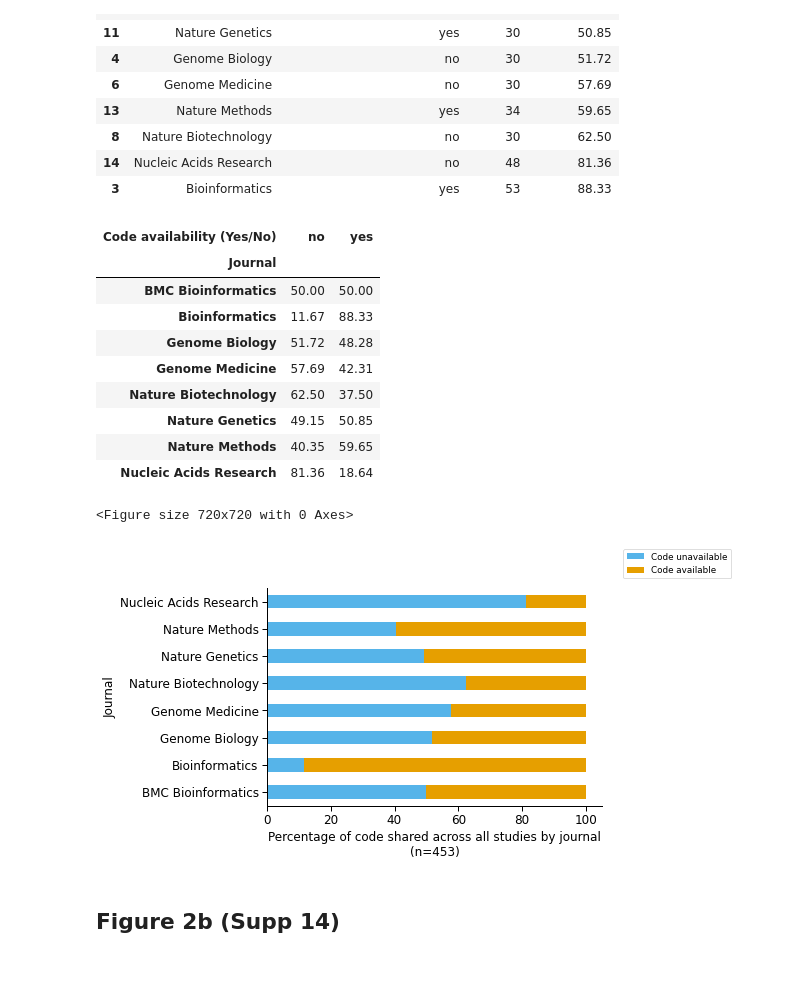
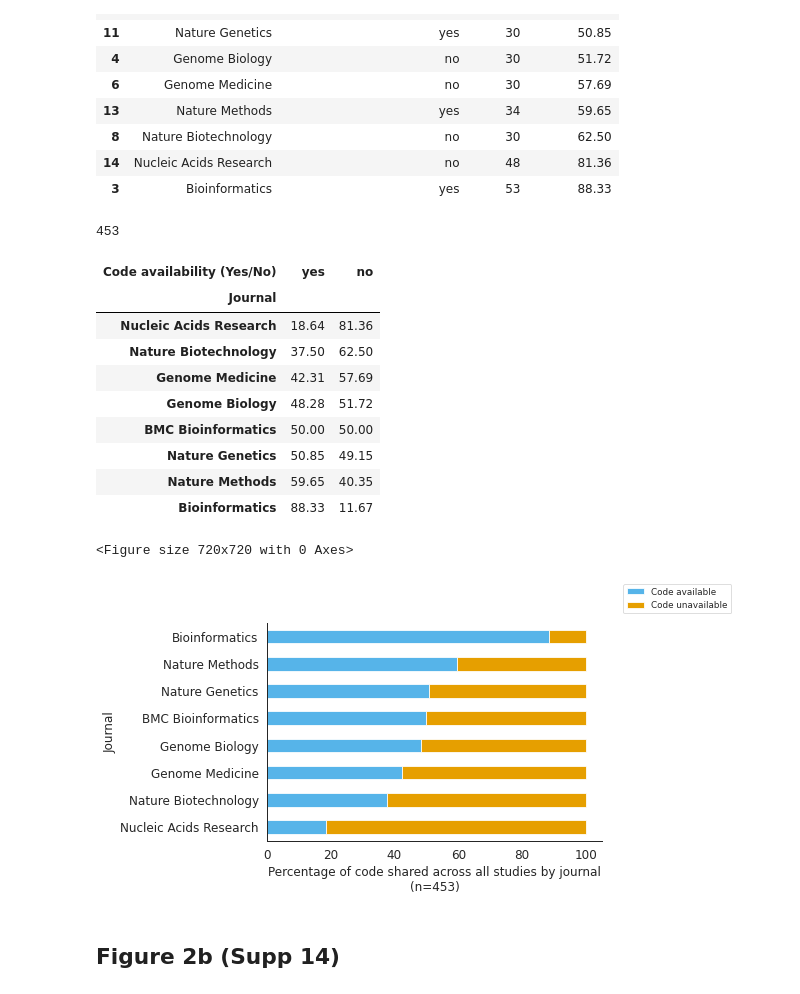
Before and after one commit to Mangul-Lab-USC/code-availability, a Jupyter notebook: notebooks/Figures.ipynb, the cells around one changed output. Cells and saved outputs as stored; diff of their text form; code cells hidden in the pictures.

```diff
--- a/notebooks/Figures.ipynb
+++ b/notebooks/Figures.ipynb
@@ -360,13 +360,12 @@ plt.show()
 # %% [markdown]
 # Multipanel Figure 1
 # %%
-
 sns.set_style("white")
 sns.set_context("paper")
 #sns.color_palette("pastel")
 rcParams['font.family'] = 'sans-serif'
 #sns.set(font_scale=1)
-fontsize=22
+fontsize=28
 #plt.rcParams.update({'font.size': fontsize})
 fig, ax = plt.subplots(3, 2,figsize=(40 ,40))
 
@@ -384,14 +383,14 @@ df_code_avail=df_code_avail.rename(columns={"index":"Code availability (Yes/No)"
 
 #add percentage column
 df_code_avail['Percentage'] = (df_code_avail['Counts']/df_code_avail['Counts'].sum()) * 100
-df_code_avail['Percentage']=df_code_avail['Percentage'].round(2)
+df_code_avail['Percentage']=df_code_avail['Percentage'].round(1)
 
 df_code_avail_statement=pd.DataFrame({'Counts': df['Code availability statement (Yes/No)'].value_counts()}).reset_index()
 df_code_avail_statement=df_code_avail_statement.rename(columns={"index":"Code availability (Yes/No)"})
 
 #add percentage column
 df_code_avail_statement['Percentage'] = (df_code_avail_statement['Counts']/df_code_avail_statement['Counts'].sum()) * 100
-df_code_avail_statement['Percentage']=df_code_avail_statement['Percentage'].round(2)
+df_code_avail_statement['Percentage']=df_code_avail_statement['Percentage'].round(1)
 
 #create dataframe for counts data of data availability and code availability
 df_temp=pd.DataFrame({'Counts': df.groupby(['Code availability statement (Yes/No)','Code availability (Yes/No)',]).size()}).reset_index()
@@ -438,7 +437,7 @@ df_temp=df_temp.rename(columns={"no":"Code unavailable","yes":"Code available"})
 chi2, p, dof, expected = chi2_contingency(df_temp)
 colors = ['#0072B2','#D55E00']
 df_temp.plot(kind='bar', stacked=True, color=['#E69F00', '#56B4E9'], ax=ax[1,0], rot=0)
-ax[1,0].legend(loc='best', bbox_to_anchor=(1.1, 1),fontsize=fontsize)
+ax[1,0].legend(loc='best', bbox_to_anchor=(0.75, 1),fontsize=fontsize)
 ax[1,0].set_xlabel("Type of analysis",fontsize=fontsize)
 ax[1,0].set_ylabel("Number of manucripts (n=453)",fontsize=fontsize)
 ax[1,0].tick_params(axis='both', labelsize=fontsize)
@@ -446,7 +445,7 @@ ax[1,0].tick_params(axis='both', labelsize=fontsize)
 # statistical annotation
 x1, x2 = 0, 1   # columns 'Sat' and 'Sun' (first column: 0, see plt.xticks())
 ax[1,0].plot([x1, x1, x2, x2], [y, y+h, y+h, y], lw=1.5, c=col)
-ax[1,0].text((x1+x2)*.5, y+h, r"$p = {0:s}$".format(as_si(p,2)), ha='center', va='bottom', color=col, fontsize=fontsize)
+ax[1,0].text((x1+x2)*.5, y+h, r"$p = {0:s}$".format(as_si(p,1)), ha='center', va='bottom', color=col, fontsize=fontsize)
 
 #fig 1d
 #create dataframe for counts data of code availability
@@ -472,10 +471,10 @@ df_temp.plot(kind='bar', stacked=True, color=['#E69F00', '#56B4E9'],ax=ax[1,1],r
 y, h, col = 270, 10, 'k'
 x1, x2 = 0, 1  # columns  (first column: 0, see plt.xticks())
 ax[1,1].plot([x1, x1, x2, x2], [y, y+h, y+h, y], lw=1.5, c=col)
-ax[1,1].text((x1+x2)*.5, y+h, r"$p = {0:s}$".format(as_si(p,2)), ha='center', va='bottom', color=col, fontsize=fontsize)
+ax[1,1].text((x1+x2)*.5, y+h, r"$p = {0:s}$".format(as_si(p,1)), ha='center', va='bottom', color=col, fontsize=fontsize)
 
-ax[1,1].legend(loc='best', bbox_to_anchor=(1, 1),fontsize=fontsize)
-ax[1,1].set_xlabel("Type of analysis",fontsize=fontsize)
+ax[1,1].legend(loc='best', bbox_to_anchor=(0.75, 1),fontsize=fontsize)
+ax[1,1].set_xlabel("Type of research material",fontsize=fontsize)
 ax[1,1].set_ylabel("Number of manucripts (n=204)",fontsize=fontsize)
 #plt.ylim(0,100)
 ax[1,1].tick_params(axis='both', labelsize=fontsize)
@@ -490,7 +489,7 @@ df_modified = df.copy()
 df_modified.loc[df_modified['Data availability (yes/no)'] == 'upon request', 'Data availability (yes/no)'] = 'no'
 #create dataframe for counts data of data availability and code availability
 df_temp=pd.DataFrame({'Counts': df_modified.groupby(['Data availability (yes/no)','Code availability (Yes/No)']).size()}).reset_index()
-df_temp['Labels']=['Neither available','Code available','Data available','Code and Data available']
+df_temp['Labels']=['Neither available','Only code available','Only data available','Code and data available']
 explode = (0.05,0.03,0.05,0.03)
 textprops = {"fontsize":fontsize}
 colors = ['#E69F00', '#56B4E9','#009E73', '#CC79A7']
@@ -520,13 +519,13 @@ colors = ['#56B4E9']
 sns.barplot(ax=ax[2,1],data=df_temp, x='PMC_Year', y='Cumulative Percent Increase',palette=colors)
 
 for index, row in df_temp.iterrows():
-    ax[2,1].annotate(f'{row["Cumulative Percent Increase"]:.2f}%', xy=(index, row['Cumulative Percent Increase']),
+    ax[2,1].annotate(f'{row["Cumulative Percent Increase"]:1.1f}%', xy=(index, row['Cumulative Percent Increase']),
                  xytext=(0, 5), textcoords='offset points', ha='center', va='bottom',fontsize=fontsize)
 plt.ylim([0, 100])
 ax[2,1].text(4.9, 99, "n=453", fontsize=fontsize)
 ax[2,1].tick_params(axis='both', labelsize=fontsize)
 ax[2,1].set_xlabel('Year', fontsize=fontsize)
-ax[2,1].set_ylabel('Cumulative code-sharing\nmanuscript growth (%)', fontsize=fontsize)
+ax[2,1].set_ylabel('Percent of manuscripts sharing code (%)', fontsize=fontsize)
 ax[2,1].set_ylim(0,100)
 
 
@@ -534,7 +533,7 @@ ax[2,1].set_ylim(0,100)
 labels = ['a)', 'b)', 'c)', 'd)', 'e)','f)']
 
 for i, axes in enumerate(ax.flatten()):
-    axes.text(-0.08, 1.08, labels[i], transform=axes.transAxes, fontsize=14, fontweight='bold', va='top')
+    axes.text(-0.08, 1.08, labels[i], transform=axes.transAxes, fontsize=fontsize, fontweight='bold', va='top')
 
 
 
@@ -627,30 +625,36 @@ df_temp
 | 8 | Nature Biotechnology | no | 30 | 62.50 |
 | 14 | Nucleic Acids Research | no | 48 | 81.36 |
 | 3 | Bioinformatics | yes | 53 | 88.33 |
+# %%
+df_temp['Counts'].sum()
+# %% [output]
+453
 # %%
 df_temp=df_temp.pivot(index='Journal',columns='Code availability (Yes/No)',values='Percentage')
+df_temp = df_temp.reindex(columns=['yes', 'no'])
+df_temp=df_temp.sort_values('yes', ascending=True)
 df_temp
 # %% [output]
-| Code availability (Yes/No) | no | yes |
+| Code availability (Yes/No) | yes | no |
 | Journal |  |  |
+| Nucleic Acids Research | 18.64 | 81.36 |
+| Nature Biotechnology | 37.50 | 62.50 |
+| Genome Medicine | 42.31 | 57.69 |
+| Genome Biology | 48.28 | 51.72 |
 | BMC Bioinformatics | 50.00 | 50.00 |
-| Bioinformatics | 11.67 | 88.33 |
-| Genome Biology | 51.72 | 48.28 |
-| Genome Medicine | 57.69 | 42.31 |
-| Nature Biotechnology | 62.50 | 37.50 |
-| Nature Genetics | 49.15 | 50.85 |
-| Nature Methods | 40.35 | 59.65 |
-| Nucleic Acids Research | 81.36 | 18.64 |
+| Nature Genetics | 50.85 | 49.15 |
+| Nature Methods | 59.65 | 40.35 |
+| Bioinformatics | 88.33 | 11.67 |
 # %%
 plt.figure(figsize=(10, 10))
 plt.rcParams.update({'font.size': 12})
 rcParams['font.family'] = 'sans-serif'
 sns.set_context("paper",font_scale=1)
-color=['#56B4E9','#E69F00']
+color=['#56B4E9','#E69F00',]
 #sns.barplot(data=df_temp, x='Journal', y='Percentage',hue='Code availability (Yes/No)',ci=None,palette=color)
 df_temp.plot(kind='barh', stacked=True, color=color)
 #, palette=colors)
-plt.legend(loc='upper right', bbox_to_anchor=(1.4, 1.2),labels=['Code unavailable','Code available'])
+plt.legend(loc='upper right', bbox_to_anchor=(1.4, 1.2),labels=['Code available','Code unavailable'])
 #for index, row in df_temp.iterrows():
 #    plt.annotate(f'{row["Cumulative Percent Increase"]:.2f}%', xy=(index, row['Cumulative Percent Increase']),
 #                 xytext=(0, 5), textcoords='offset points', ha='center', va='bottom')
@@ -665,7 +669,7 @@ plt.tick_params(axis='both', labelsize=12)
 plt.show()
 # %% [output]
 <Figure size 720x720 with 0 Axes>
-[figure, old version]
+[figure, new version]
 # %% [markdown]
 ## Figure 2b (Supp 14)
 # %%
```
Also changed, not shown: parts of 2 cells of this notebook, 2 other files.
